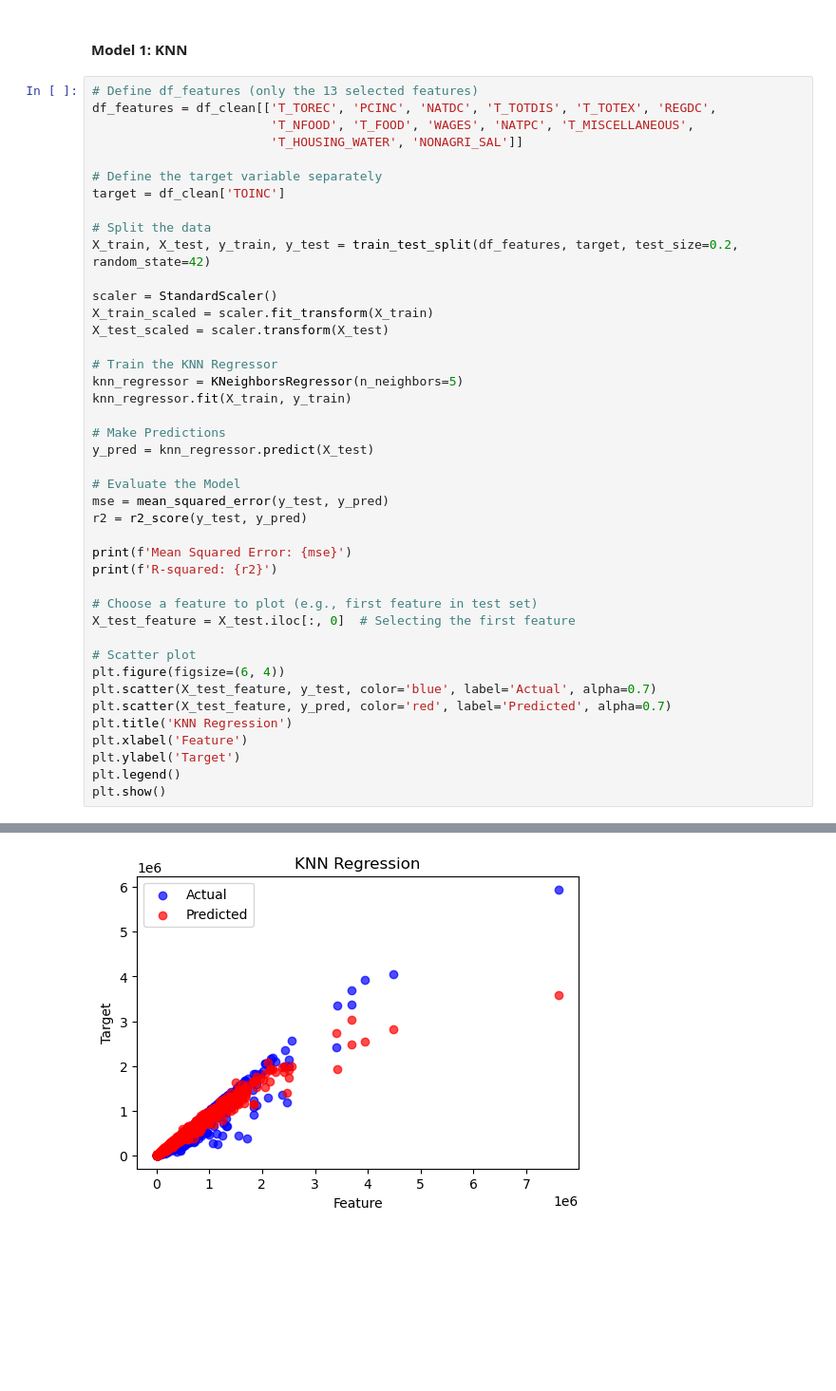
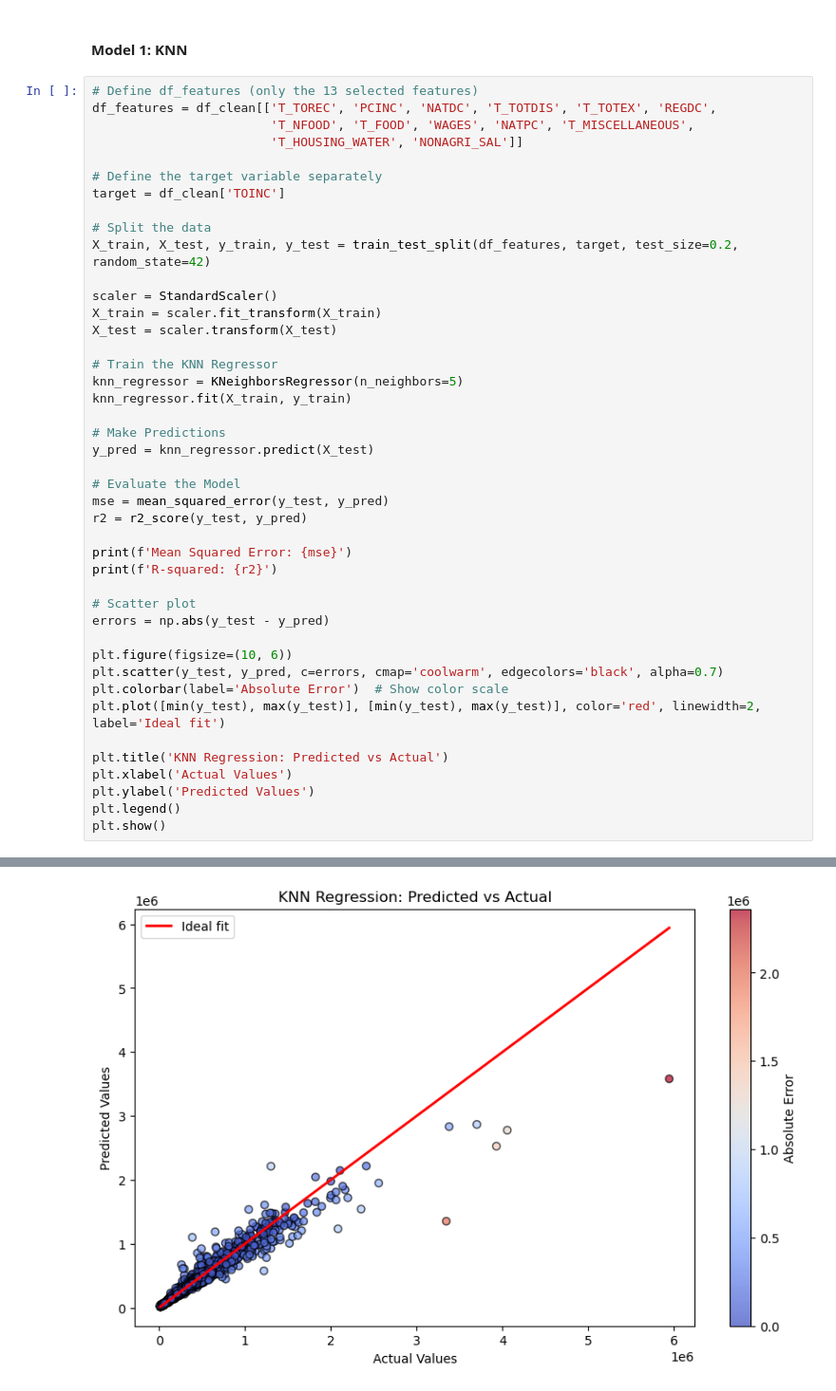
Before and after one commit to SmeaGL/STINTSY_MP, a Jupyter notebook: MP/STINTSY_Project_S14.ipynb, the cells around one changed output, grey strips where cells are left out. Shown at 95% size. Cells and saved outputs as stored; diff of their text form; blank space fills up the shorter version.

```diff
--- a/MP/STINTSY_Project_S14.ipynb
+++ b/MP/STINTSY_Project_S14.ipynb
@@ -522,8 +522,8 @@ target = df_clean['TOINC']
 X_train, X_test, y_train, y_test = train_test_split(df_features, target, test_size=0.2, random_state=42)
 
 scaler = StandardScaler()
-X_train_scaled = scaler.fit_transform(X_train)
-X_test_scaled = scaler.transform(X_test)
+X_train = scaler.fit_transform(X_train)
+X_test = scaler.transform(X_test)
 
 # Train the KNN Regressor
 knn_regressor = KNeighborsRegressor(n_neighbors=5)
@@ -539,16 +539,17 @@ r2 = r2_score(y_test, y_pred)
 print(f'Mean Squared Error: {mse}')
 print(f'R-squared: {r2}')
 
-# Choose a feature to plot (e.g., first feature in test set)
-X_test_feature = X_test.iloc[:, 0]  # Selecting the first feature
+# Scatter plot
+errors = np.abs(y_test - y_pred)
 
-# Scatter plot
-plt.figure(figsize=(6, 4))
-plt.scatter(X_test_feature, y_test, color='blue', label='Actual', alpha=0.7)
-plt.scatter(X_test_feature, y_pred, color='red', label='Predicted', alpha=0.7)
-plt.title('KNN Regression')
-plt.xlabel('Feature')
-plt.ylabel('Target')
+plt.figure(figsize=(10, 6))
+plt.scatter(y_test, y_pred, c=errors, cmap='coolwarm', edgecolors='black', alpha=0.7)
+plt.colorbar(label='Absolute Error')  # Show color scale
+plt.plot([min(y_test), max(y_test)], [min(y_test), max(y_test)], color='red', linewidth=2, label='Ideal fit')
+
+plt.title('KNN Regression: Predicted vs Actual')
+plt.xlabel('Actual Values')
+plt.ylabel('Predicted Values')
 plt.legend()
 plt.show()
 # %% [output]
@@ -557,4 +558,4 @@ R-squared: 0.9451518740160032
-[figure, old version]
+[figure, new version]
 # %% [markdown]
 **INSERT EXPLANATION**
 - discuss hyperparameters
```
Also changed, not shown: parts of 4 cells of this notebook.
